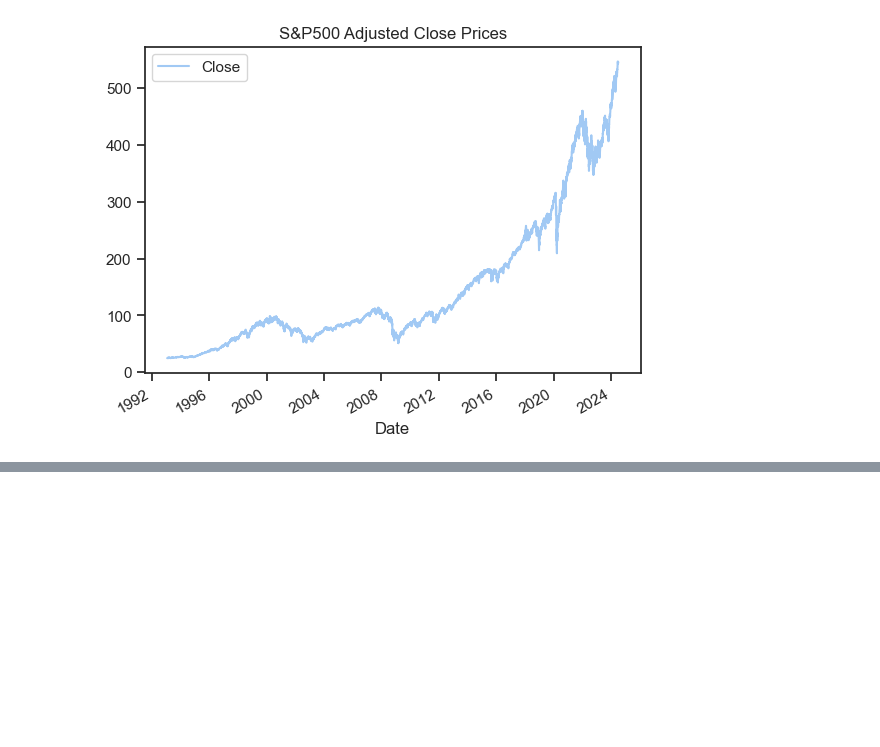
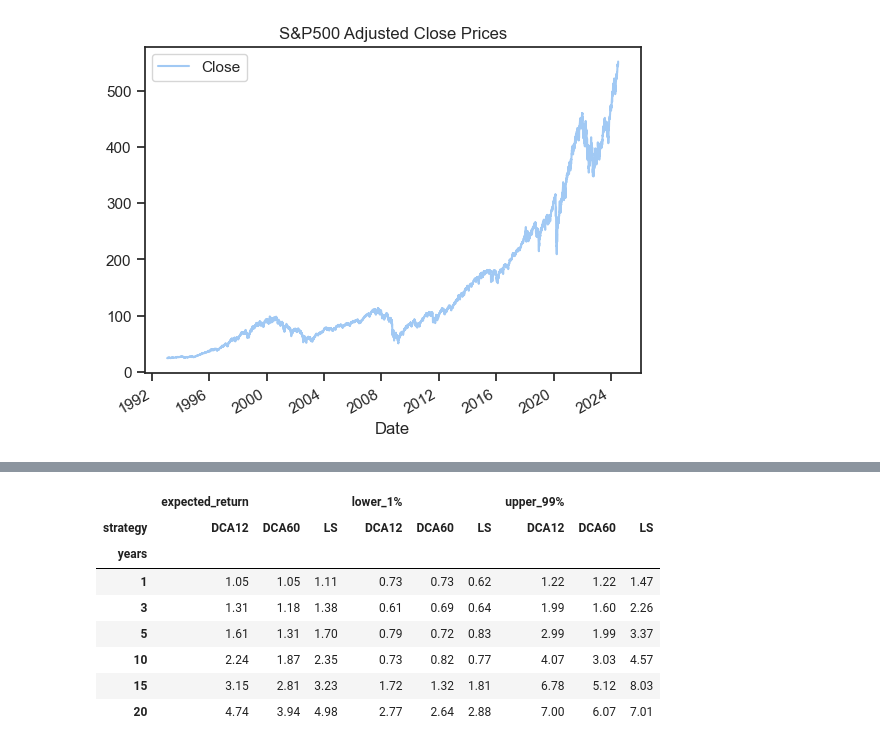
Before and after one commit to codedarrylcode/moneybags, a Jupyter notebook: notebooks/DCA_vs_LS.ipynb, the cells around one changed output, grey strips where cells are left out. Saved outputs shown, nothing was run; the diff lists cells and outputs as text; code cells hidden in the pictures; blank space fills up the shorter version.

```diff
--- a/notebooks/DCA_vs_LS.ipynb
+++ b/notebooks/DCA_vs_LS.ipynb
@@ -62,0 +98,14 @@ backtest_df = (
+# %%
+# Define functions to invest money, calculate returns
+def invest(prices, invest_dates, amount):
+    df = prices.copy() # Make a copy of prices before replacing its values
+    df.loc[lambda x: x.index.isin(invest_dates), 'invested'] = float(amount) / float(len(invest_dates)) # Invest equal amounts per period
+    return df
+
+def compute_returns(df):
+    invested = df.invested.sum()
+    absolute_return = (df.invested * (1 + df.returns)).sum() - df.invested.sum()
+    end_cash = df.invested.sum() + absolute_return
+    relative_return = (df.invested * (1 + df.returns)).sum() / df.invested.sum() - 1
+
+    return [invested, end_cash, absolute_return, relative_return]
@@ -62,0 +145,12 @@ backtest_df = (
+# %%
+# Store results
+backtest = (
+    pd
+    .DataFrame(
+        np.array(results),
+        columns = ['start_date', 'end_date', 'years', 'strategy', 'start_cash', 'invested', 'end_cash', 'abs_return', 'pct_return'],
+    )
+)
+
+display(backtest.shape)
+display(backtest.sample(3))
@@ -83,0 +192,28 @@ def compute_returns(df, starting_cash):
+# %%
+# Report 99% CI statistics
+confidence = 99
+stats = (
+    backtest
+    .groupby(['strategy', 'years'])
+    .agg(
+        {
+            'pct_return': ['mean', 'min', 'max', lambda x: np.percentile(x, 100-confidence), lambda x: np.percentile(x, confidence)]
+        }
+    )
+    .reset_index()
+    .set_axis(['strategy', 'years', 'expected_return', 'min', 'max', f'lower_{100-confidence}%', f'upper_{confidence}%'], axis = 1)
+    .pivot_table(index = 'years', columns = 'strategy', values = ['expected_return', f'lower_{100-confidence}%', f'upper_{confidence}%'])
+    + 1
+)
+
+display(stats)
+# %% [output]
+|  | expected_return |  |  | lower_1% |  |  | upper_99% |  |  |
+| strategy | DCA12 | DCA60 | LS | DCA12 | DCA60 | LS | DCA12 | DCA60 | LS |
+| years |  |  |  |  |  |  |  |  |  |
+| 1 | 1.05 | 1.05 | 1.11 | 0.73 | 0.73 | 0.62 | 1.22 | 1.22 | 1.47 |
+| 3 | 1.31 | 1.18 | 1.38 | 0.61 | 0.69 | 0.64 | 1.99 | 1.60 | 2.26 |
+| 5 | 1.61 | 1.31 | 1.70 | 0.79 | 0.72 | 0.83 | 2.99 | 1.99 | 3.37 |
+| 10 | 2.24 | 1.87 | 2.35 | 0.73 | 0.82 | 0.77 | 4.07 | 3.03 | 4.57 |
+| 15 | 3.15 | 2.81 | 3.23 | 1.72 | 1.32 | 1.81 | 6.78 | 5.12 | 8.03 |
+| 20 | 4.74 | 3.94 | 4.98 | 2.77 | 2.64 | 2.88 | 7.00 | 6.07 | 7.01 |
```
Also changed, not shown: parts of 30 cells of this notebook.
